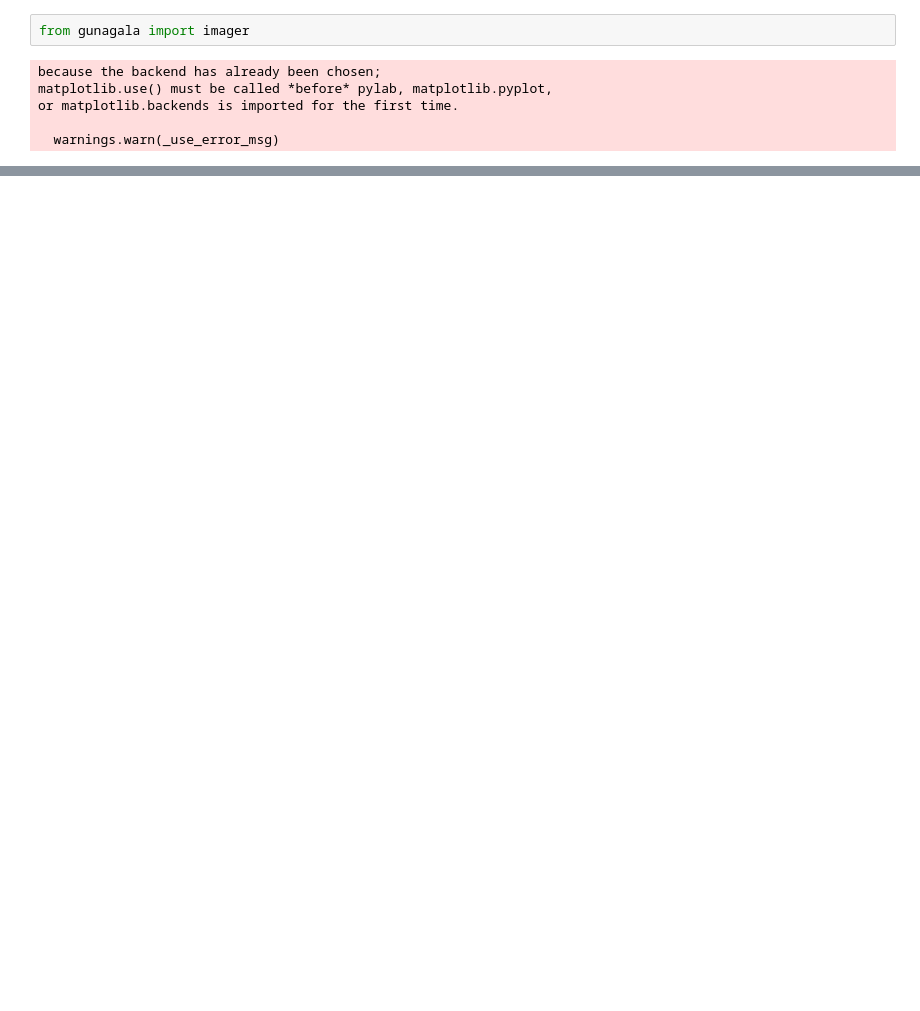
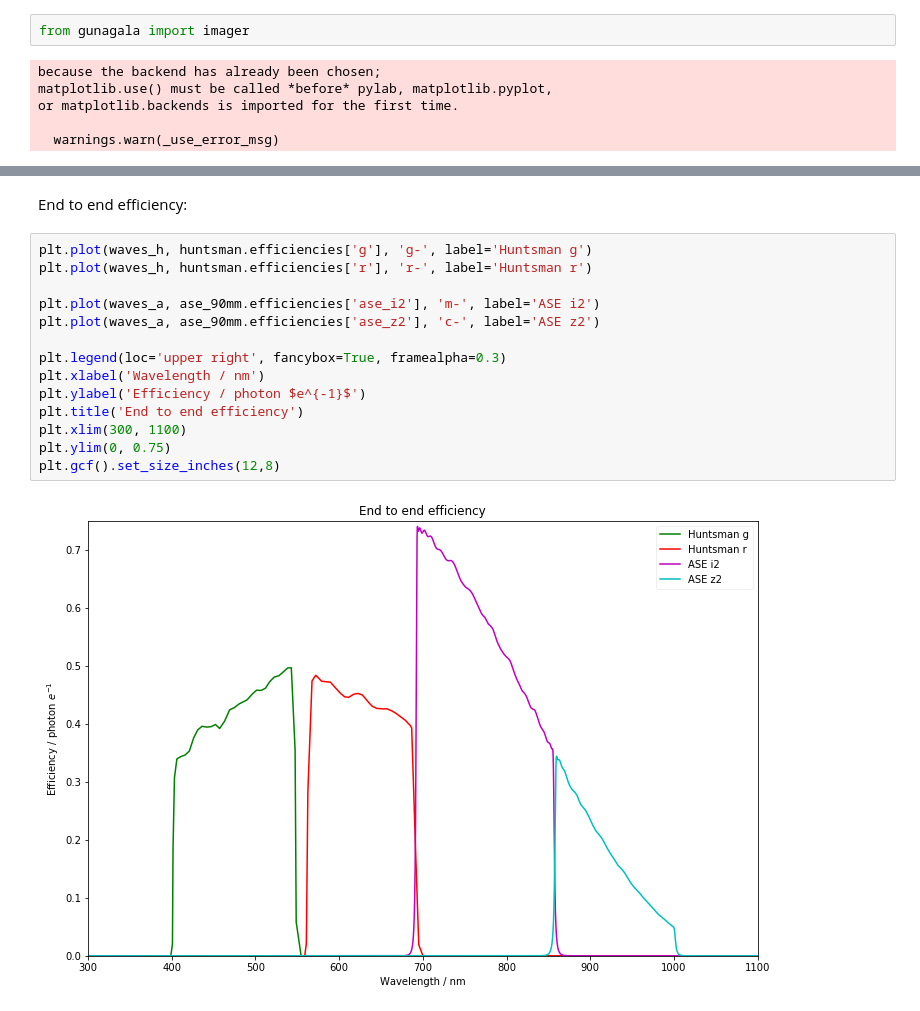
Before and after one commit to AstroHuntsman/gunagala, a Jupyter notebook: examples/Australian Space Eye 2017.ipynb, the cells around one changed output, grey strips where cells are left out. Saved outputs shown, nothing was run; the diff lists cells and outputs as text; blank space fills up the shorter version.

```diff
--- a/examples/Australian Space Eye 2017.ipynb
+++ b/examples/Australian Space Eye 2017.ipynb
@@ -169,0 +75,18 @@ $29.376398 \; \mathrm{mag}$$\mathrm{\left( \mathrm{AB} \right)}$
+# %% [markdown]
+End to end efficiency:
+# %%
+plt.plot(waves_h, huntsman.efficiencies['g'], 'g-', label='Huntsman g')
+plt.plot(waves_h, huntsman.efficiencies['r'], 'r-', label='Huntsman r')
+
+plt.plot(waves_a, ase_90mm.efficiencies['ase_i2'], 'm-', label='ASE i2')
+plt.plot(waves_a, ase_90mm.efficiencies['ase_z2'], 'c-', label='ASE z2')
+
+plt.legend(loc='upper right', fancybox=True, framealpha=0.3)
+plt.xlabel('Wavelength / nm')
+plt.ylabel('Efficiency / photon $e^{-1}$')
+plt.title('End to end efficiency')
+plt.xlim(300, 1100)
+plt.ylim(0, 0.75)
+plt.gcf().set_size_inches(12,8)
+# %% [output]
+[figure, added]
```
Also changed, not shown: parts of 43 cells of this notebook, 3 other files.
